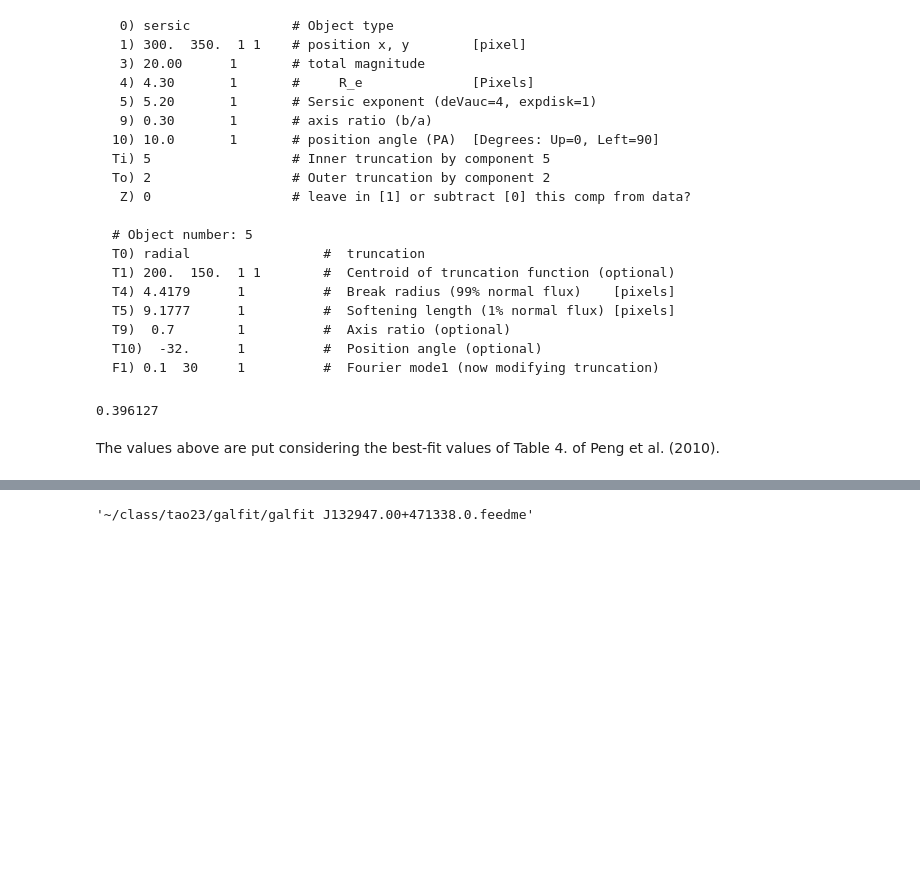
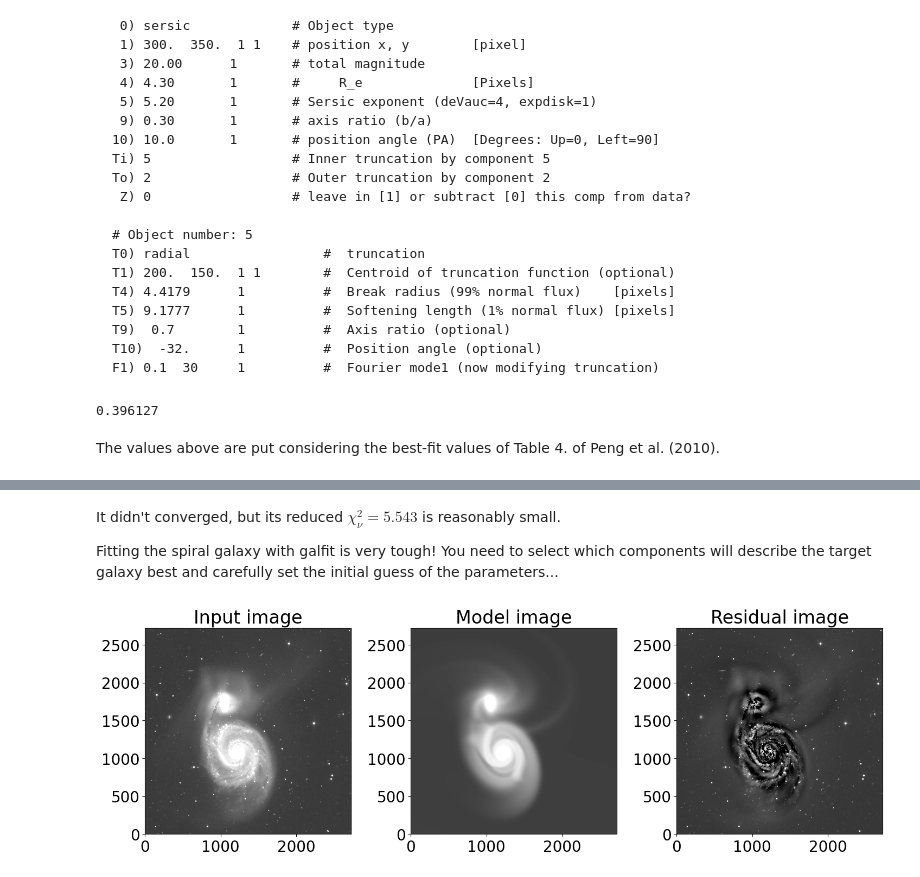
Before and after one commit to hbahk/TAOtutorials, a Jupyter notebook: tutorials/GALFIT-Surface_Photometry.ipynb, the cells around one changed output, grey strips where cells are left out. Cells and saved outputs as stored; diff of their text form; code cells hidden in the pictures; blank space fills up the shorter version.

```diff
--- a/tutorials/GALFIT-Surface_Photometry.ipynb
+++ b/tutorials/GALFIT-Surface_Photometry.ipynb
@@ -1051,4 +1036,30 @@ mv: rename fit.log to /Users/hbahk/class/tao23/TAO23/tutorials/data/proj4/output
-# %%
-PATH_GALFIT + f" {name}.feedme"
-# %% [output]
-'~/class/tao23/galfit/galfit J132947.00+471338.0.feedme'
+# %% [markdown]
+It didn't converged, but its reduced $\chi^2_\nu=5.543$ is reasonably small.
+
+Fitting the spiral galaxy with galfit is very tough!
+You need to select which components will describe the target galaxy best and
+carefully set the initial guess of the parameters...
+# %%
+rhdu = fits.open(cwd/DIR_OUTPUT/f"block_{name}-r.fits")
+
+img = rhdu[1].data
+mod = rhdu[2].data
+res = rhdu[3].data
+
+# Plot the result
+inorm = ImageNormalize(img, interval=AsymmetricPercentileInterval(0., 99.0), stretch=AsinhStretch())
+mnorm = ImageNormalize(mod, interval=AsymmetricPercentileInterval(0., 99.0), stretch=AsinhStretch())
+rnorm = ImageNormalize(res, interval=AsymmetricPercentileInterval(0., 99.0), stretch=AsinhStretch())
+
+fig, ax = plt.subplots(1, 3, figsize=(15, 5))
+im = ax[0].imshow(img, origin="lower", cmap="gray", norm=inorm)
+mm = ax[1].imshow(mod, origin="lower", cmap="gray", norm=inorm)
+rm = ax[2].imshow(res, origin="lower", cmap="gray", norm=inorm)
+
+ax[0].set_title("Input image")
+ax[1].set_title("Model image")
+ax[2].set_title("Residual image")
+
+fig.tight_layout()
+# %% [output]
+[figure, added]
```
Also changed, not shown: parts of 16 cells of this notebook.
